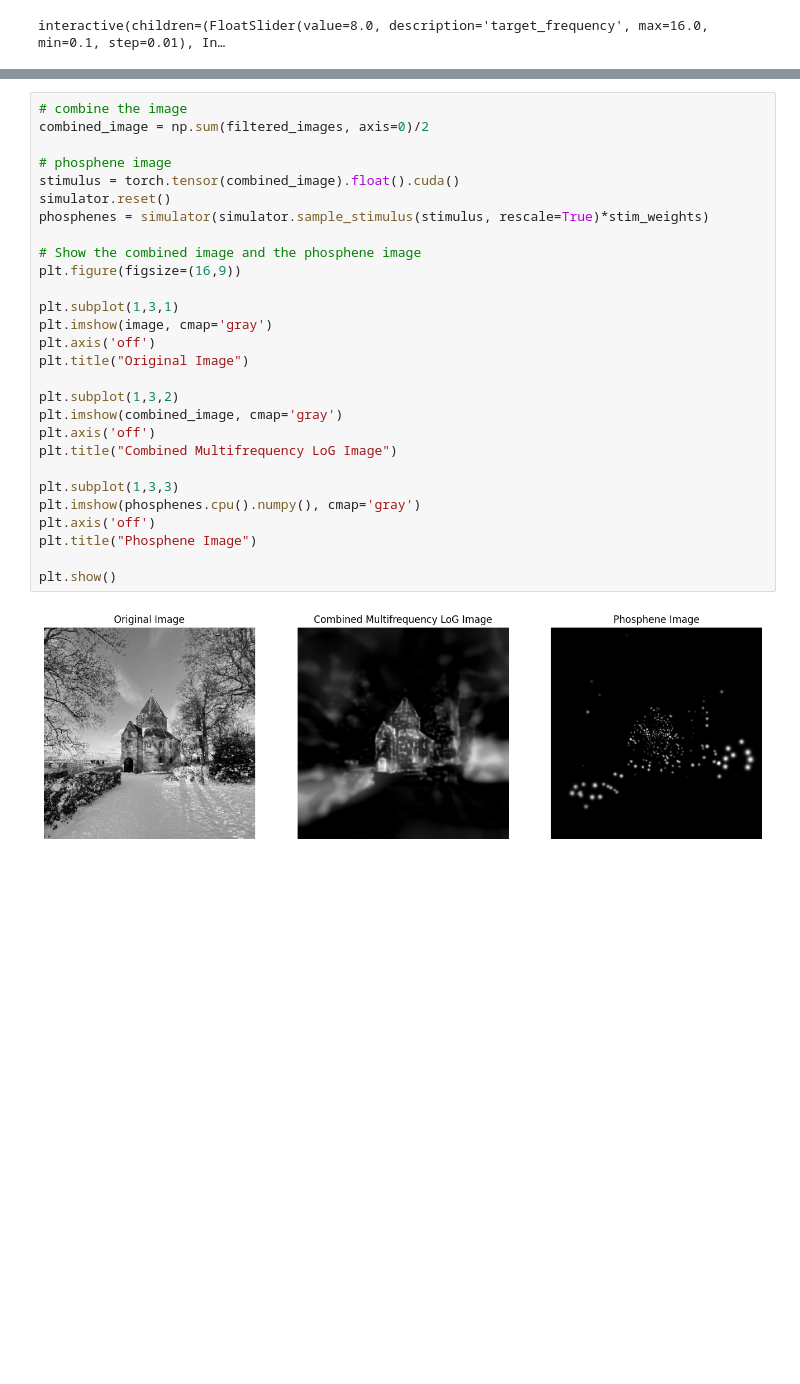
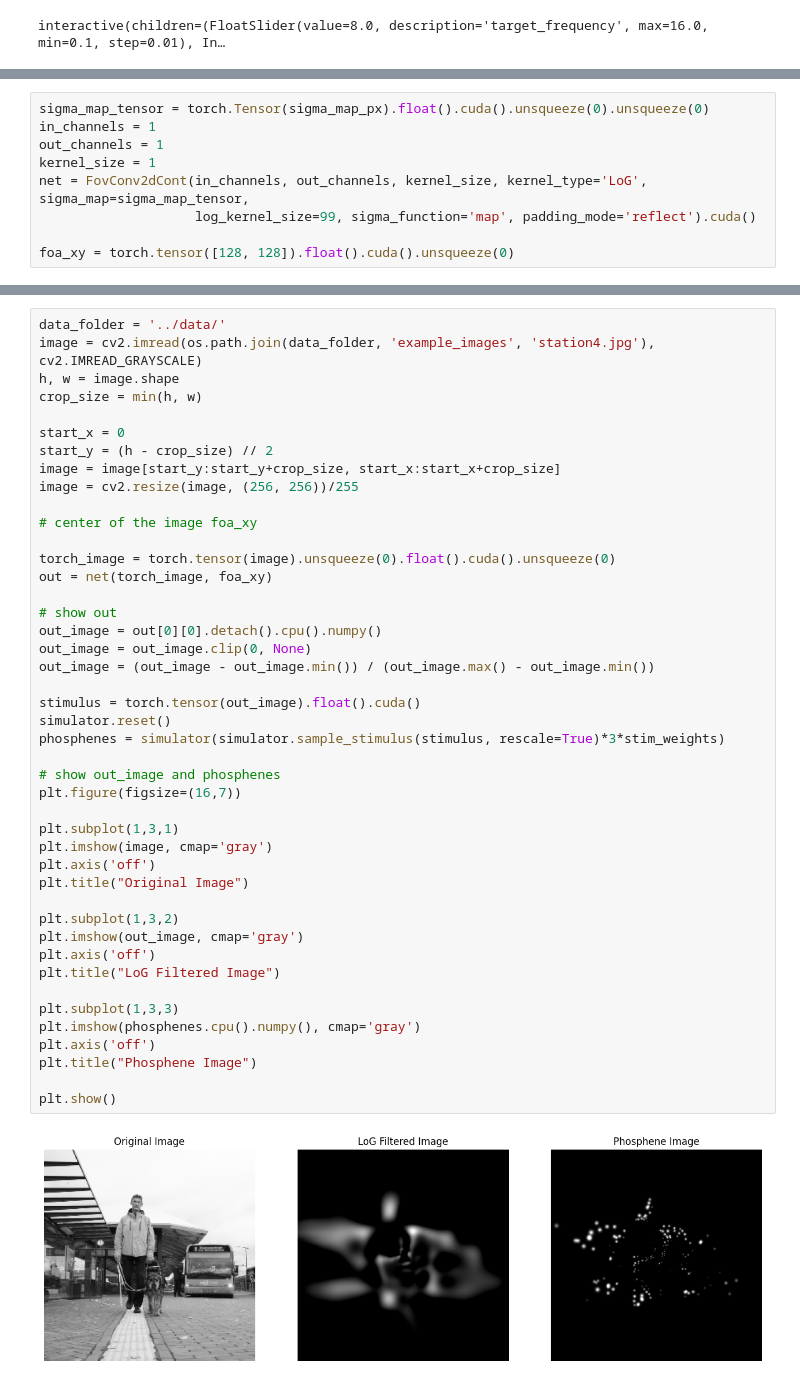
Before and after one commit to MichelleAppel/SCAPE, a Jupyter notebook: notebooks/spatial_frequency.ipynb, the cells around one changed output, grey strips where cells are left out. Cells and saved outputs as stored; diff of their text form; blank space fills up the shorter version.

```diff
--- a/notebooks/spatial_frequency.ipynb
+++ b/notebooks/spatial_frequency.ipynb
@@ -1093,0 +1012,9 @@ plt.show()
+# %%
+sigma_map_tensor = torch.Tensor(sigma_map_px).float().cuda().unsqueeze(0).unsqueeze(0)
+in_channels = 1
+out_channels = 1
+kernel_size = 1
+net = FovConv2dCont(in_channels, out_channels, kernel_size, kernel_type='LoG', sigma_map=sigma_map_tensor,
+                    log_kernel_size=99, sigma_function='map', padding_mode='reflect').cuda()
+
+foa_xy = torch.tensor([128, 128]).float().cuda().unsqueeze(0)
@@ -1094,30 +1207,46 @@ plt.show()
 # %%
-# combine the image
-combined_image = np.sum(filtered_images, axis=0)/2
+data_folder = '../data/'
+image = cv2.imread(os.path.join(data_folder, 'example_images', 'station4.jpg'), cv2.IMREAD_GRAYSCALE)
+h, w = image.shape
+crop_size = min(h, w)
 
-# phosphene image
-stimulus = torch.tensor(combined_image).float().cuda()
+start_x = 0
+start_y = (h - crop_size) // 2
+image = image[start_y:start_y+crop_size, start_x:start_x+crop_size]
+image = cv2.resize(image, (256, 256))/255
+
+# center of the image foa_xy
+
+torch_image = torch.tensor(image).unsqueeze(0).float().cuda().unsqueeze(0)
+out = net(torch_image, foa_xy)
+
+# show out
+out_image = out[0][0].detach().cpu().numpy()
+out_image = out_image.clip(0, None)
+out_image = (out_image - out_image.min()) / (out_image.max() - out_image.min())
+
+stimulus = torch.tensor(out_image).float().cuda()
 simulator.reset()
-phosphenes = simulator(simulator.sample_stimulus(stimulus, rescale=True)*stim_weights)
+phosphenes = simulator(simulator.sample_stimulus(stimulus, rescale=True)*3*stim_weights)
 
-# Show the combined image and the phosphene image
-plt.figure(figsize=(16,9))
+# show out_image and phosphenes
+plt.figure(figsize=(16,7))
 
 plt.subplot(1,3,1)
 plt.imshow(image, cmap='gray')
 plt.axis('off')
 plt.title("Original Image")
 
 plt.subplot(1,3,2)
-plt.imshow(combined_image, cmap='gray')
+plt.imshow(out_image, cmap='gray')
 plt.axis('off')
-plt.title("Combined Multifrequency LoG Image")
+plt.title("LoG Filtered Image")
 
 plt.subplot(1,3,3)
 plt.imshow(phosphenes.cpu().numpy(), cmap='gray')
 plt.axis('off')
 plt.title("Phosphene Image")
 
 plt.show()
 # %% [output]
-[figure, old version]
+[figure, new version]
```
Also changed, not shown: parts of 24 cells of this notebook, 4 other files.
